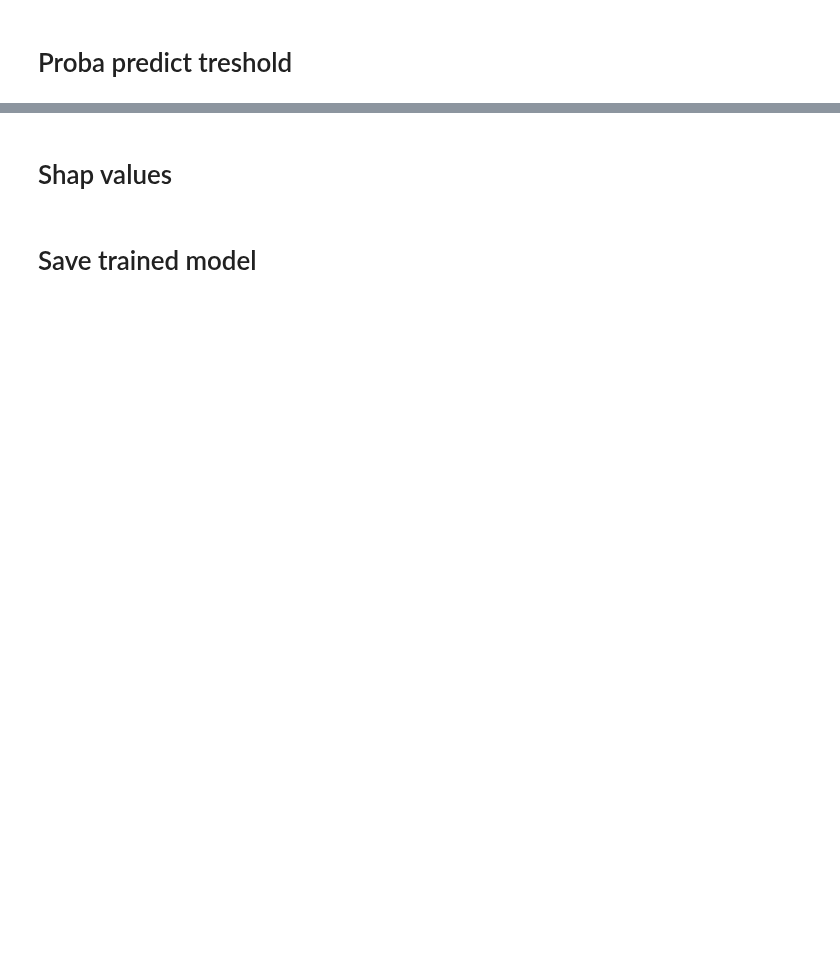
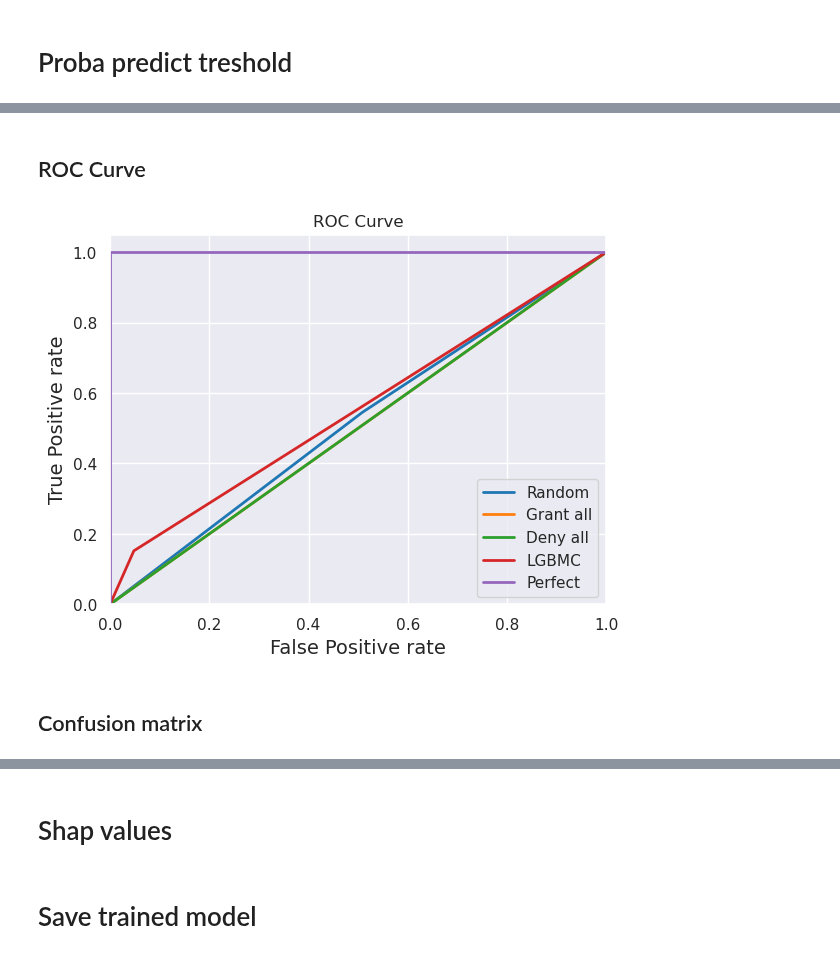
Before and after one commit to carlgennetais/P7_scoring_ML, a Jupyter notebook: notebooks/P7_04_modeling-pipeline.ipynb, the cells around one changed output, grey strips where cells are left out. Saved outputs shown, nothing was run; the diff lists cells and outputs as text; code cells hidden in the pictures; blank space fills up the shorter version.

```diff
--- a/notebooks/P7_04_modeling-pipeline.ipynb
+++ b/notebooks/P7_04_modeling-pipeline.ipynb
@@ -536,0 +532,19 @@ plt.show();
+# %% [markdown]
+## ROC Curve
+# %%
+# ROC curve
+for name, p, c in zip(clf_list, pred_list, sns.palettes.color_palette("tab10")):
+    [fpr, tpr, _] = metrics.roc_curve(y_test, p)
+    plt.plot(fpr, tpr, color=c, lw=2, label=name)
+# ax[0].plot(fpr1, tpr1, color='blue', lw=2)
+plt.xlim([0.0, 1.0])
+plt.ylim([0.0, 1.05])
+plt.xlabel("False Positive rate", fontsize=14)
+plt.ylabel("True Positive rate", fontsize=14)
+plt.legend()
+plt.title("ROC Curve")
+plt.show();
+# %% [output]
+[figure, added]
+# %% [markdown]
+## Confusion matrix
```
Also changed, not shown: parts of 56 cells of this notebook.
